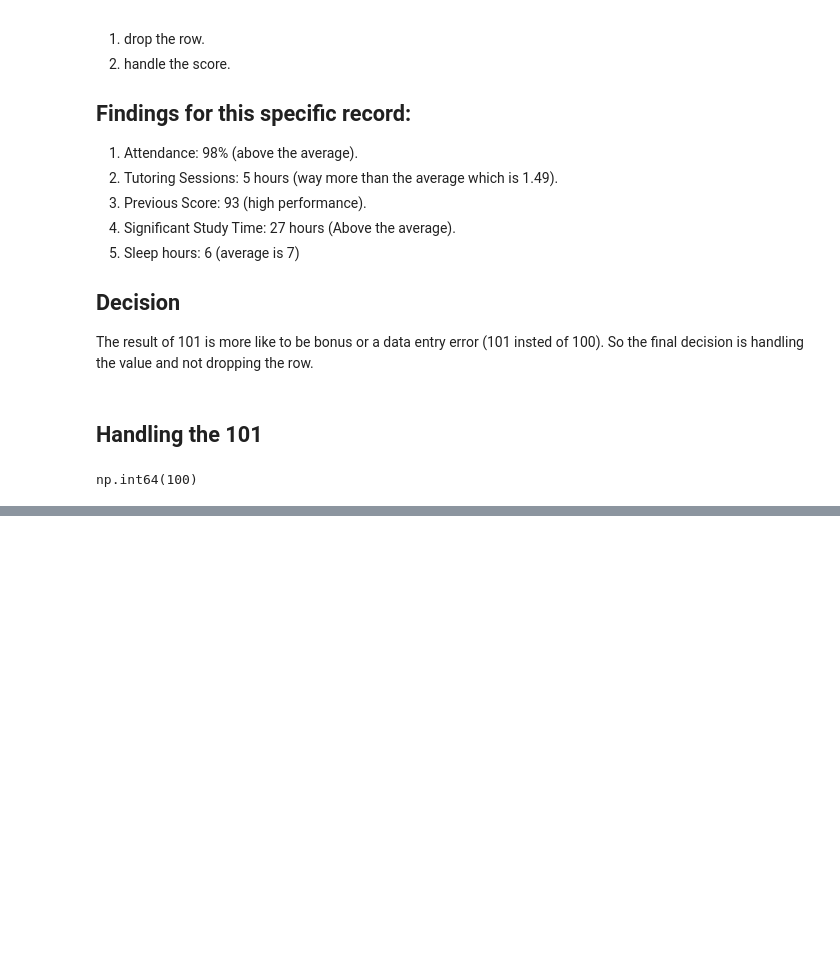
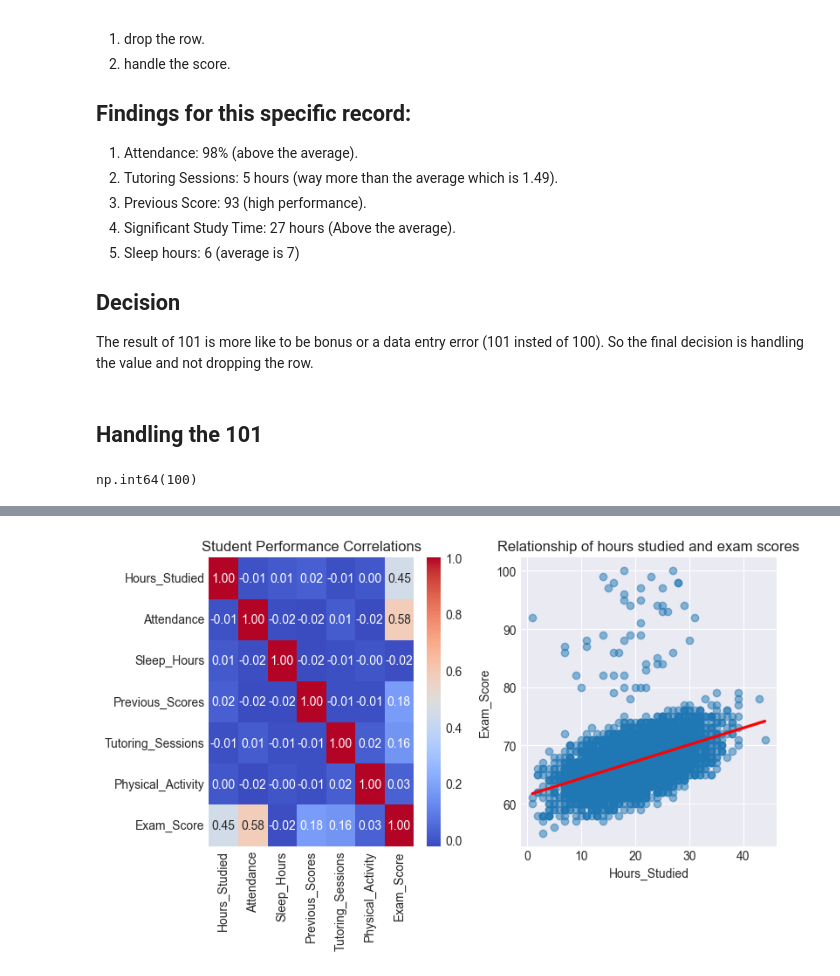
Before and after one commit to Rmalyahya/B5, a Jupyter notebook: student/Projects/DS_projects/p2/p2_student_exam.ipynb, the cells around one changed output, grey strips where cells are left out. Saved outputs shown, nothing was run; the diff lists cells and outputs as text; code cells hidden in the pictures; blank space fills up the shorter version.

```diff
--- a/student/Projects/DS_projects/p2/p2_student_exam.ipynb
+++ b/student/Projects/DS_projects/p2/p2_student_exam.ipynb
@@ -181,0 +200,32 @@ np.int64(100)
+# %%
+correlation = df.select_dtypes(include=['number']).corr()
+# %%
+#Figures
+
+fig, (ax1, ax2) = plt.subplots(1, 2, figsize=(8,5))
+
+sns.heatmap(
+correlation,
+annot= True,
+cmap= 'coolwarm',
+fmt='.2f',
+ax = ax1
+)
+ax1.set_title('Student Performance Correlations')
+
+sns.regplot(
+    data = df,
+    x = 'Hours_Studied',
+    y = 'Exam_Score',
+    scatter_kws={
+        'alpha': 0.5
+        },
+    line_kws={
+        'color': 'red'
+    }
+)
+ax2.set_title('Relationship of hours studied and exam scores')
+plt.tight_layout()
+plt.show()
+# %% [output]
+[figure, added]
```
Also changed, not shown: parts of 9 cells of this notebook.
